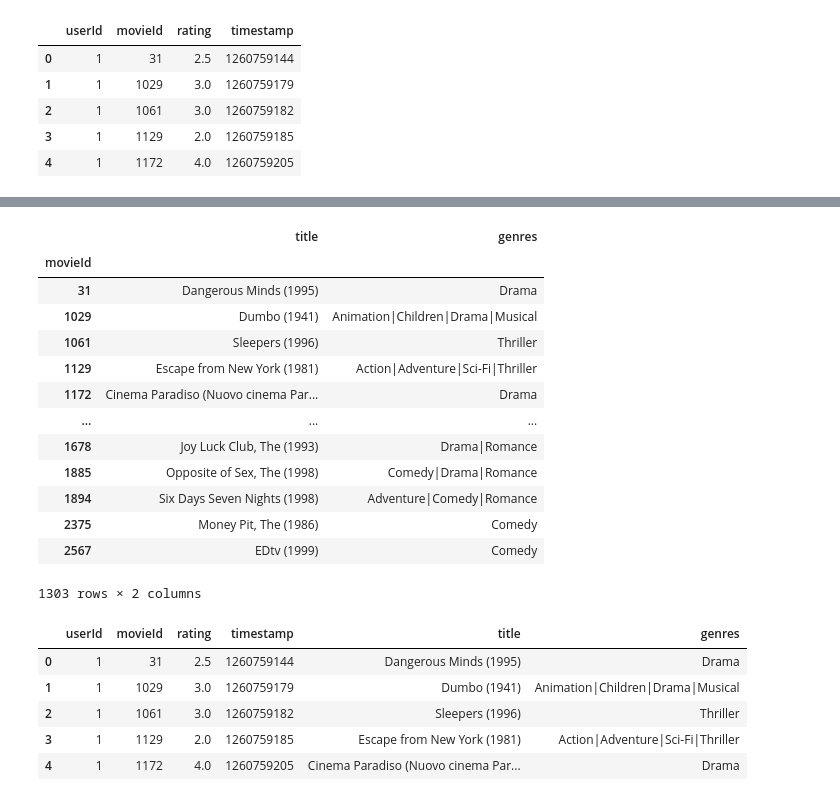
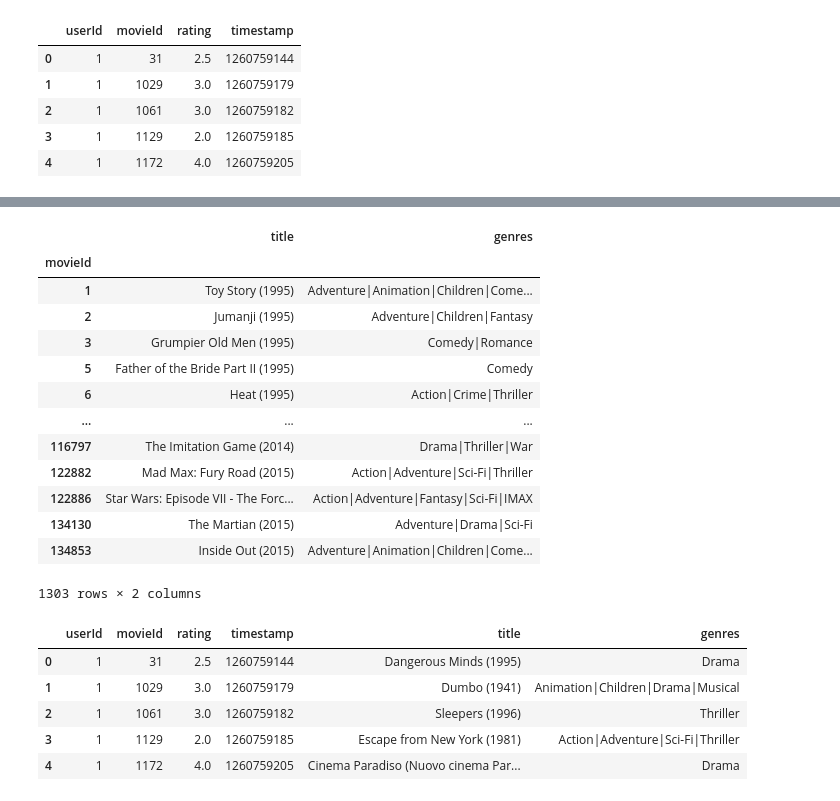
Before and after one commit to D7nis/Course-ML-Classic, a Jupyter notebook: Practice/6. Классификация, kNN/06-02-classification_DDA.ipynb, the cells around one changed output, grey strips where cells are left out. Cells and saved outputs as stored; diff of their text form; code cells hidden in the pictures.

```diff
--- a/Practice/6. Классификация, kNN/06-02-classification_DDA.ipynb
+++ b/Practice/6. Классификация, kNN/06-02-classification_DDA.ipynb
@@ -115,6 +115,8 @@ pass
 # %% [output]
 [figure]
 # %%
-count_reviews[count_reviews['count_reviews']>=20]['movieId'].values
+#Беру ИД фильмов, соответствующих нашему условию
+movieid_gt20 = count_reviews[count_reviews['count_reviews']>=20]['movieId'].values
+movieid_gt20
 # %% [output]
 array([     1,      2,      3, ..., 122886, 134130, 134853])
@@ -155,19 +172,19 @@ AttributeError: 'list' object has no attribute 'head'
-# %%
-movies_gt_20=movies.loc[ratings_gt_20['movieId'].unique()]
-movies_gt_20
-# %% [output]
-|  | title | genres |
-| movieId |  |  |
-| 31 | Dangerous Minds (1995) | Drama |
-| 1029 | Dumbo (1941) | Animation|Children|Drama|Musical |
-| 1061 | Sleepers (1996) | Thriller |
-| 1129 | Escape from New York (1981) | Action|Adventure|Sci-Fi|Thriller |
-| 1172 | Cinema Paradiso (Nuovo cinema Par... | Drama |
-| ... | ... | ... |
-| 1678 | Joy Luck Club, The (1993) | Drama|Romance |
-| 1885 | Opposite of Sex, The (1998) | Comedy|Drama|Romance |
-| 1894 | Six Days Seven Nights (1998) | Adventure|Comedy|Romance |
-| 2375 | Money Pit, The (1986) | Comedy |
-| 2567 | EDtv (1999) | Comedy |
-1303 rows × 2 columns
+# %%
+movies_gt20=movies.loc[movieid_gt20]
+movies_gt20
+# %% [output]
+|  | title | genres |
+| movieId |  |  |
+| 1 | Toy Story (1995) | Adventure|Animation|Children|Come... |
+| 2 | Jumanji (1995) | Adventure|Children|Fantasy |
+| 3 | Grumpier Old Men (1995) | Comedy|Romance |
+| 5 | Father of the Bride Part II (1995) | Comedy |
+| 6 | Heat (1995) | Action|Crime|Thriller |
+| ... | ... | ... |
+| 116797 | The Imitation Game (2014) | Drama|Thriller|War |
+| 122882 | Mad Max: Fury Road (2015) | Action|Adventure|Sci-Fi|Thriller |
+| 122886 | Star Wars: Episode VII - The Forc... | Action|Adventure|Fantasy|Sci-Fi|IMAX |
+| 134130 | The Martian (2015) | Adventure|Drama|Sci-Fi |
+| 134853 | Inside Out (2015) | Adventure|Animation|Children|Come... |
+1303 rows × 2 columns
 # %%
```
Also changed, not shown: parts of 37 cells of this notebook, 1 other file.
